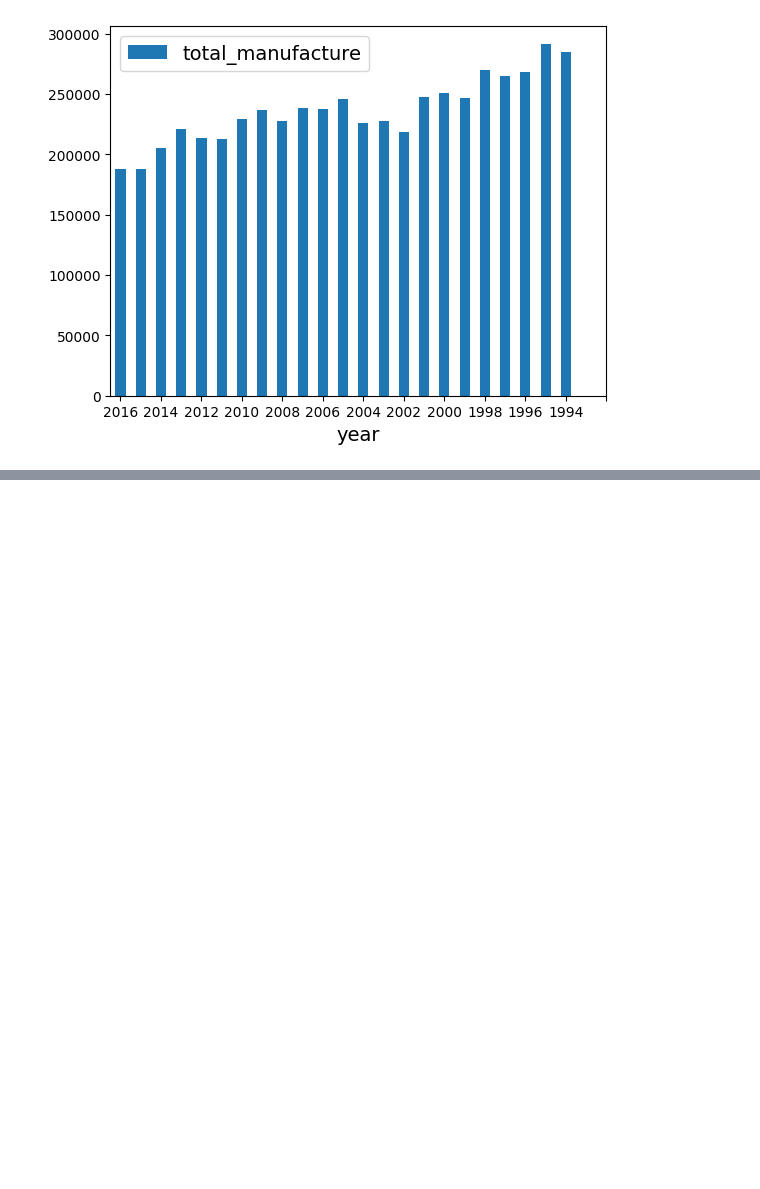
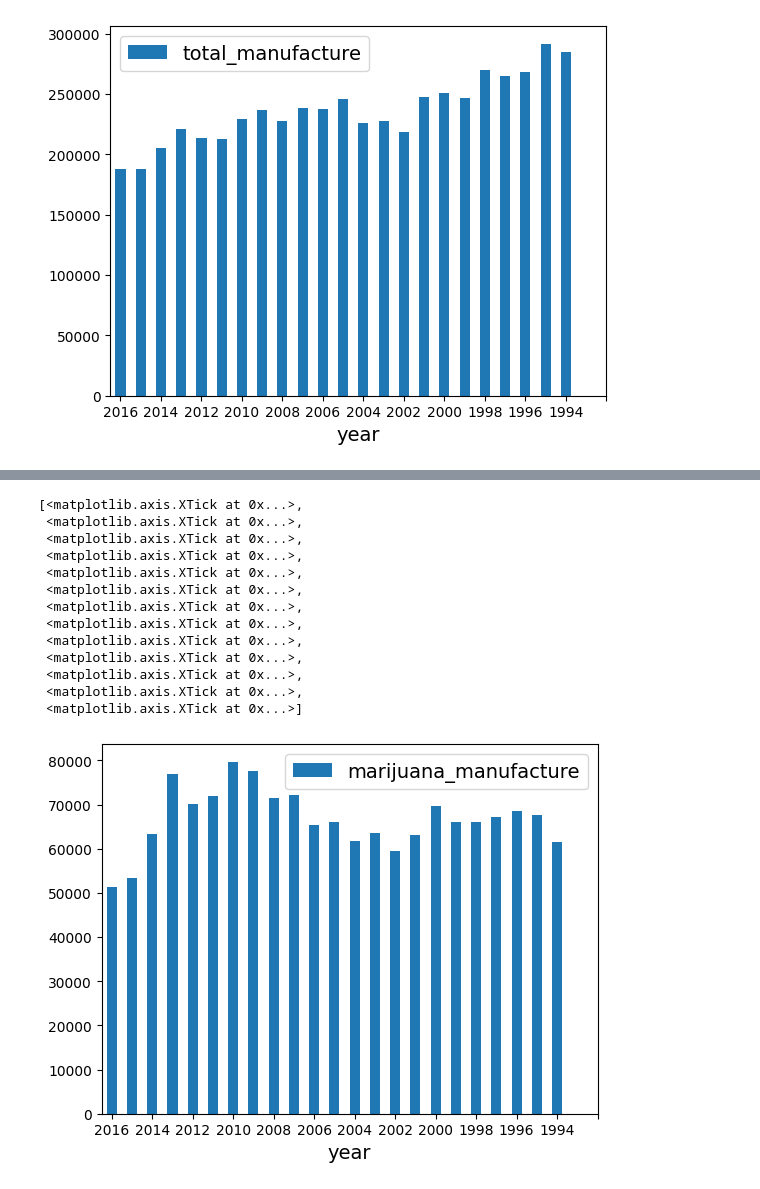
Before and after one commit to Crawford92/crime_stats, a Jupyter notebook: crime_stats.ipynb, the cells around one changed output, grey strips where cells are left out. Saved outputs shown, nothing was run; the diff lists cells and outputs as text; code cells hidden in the pictures; blank space fills up the shorter version.

```diff
--- a/crime_stats.ipynb
+++ b/crime_stats.ipynb
@@ -126,0 +148,18 @@ ax.set_xticks([0,2,4,6, 8, 10, 12, 14, 16, 18, 20, 22, 24])
+# %%
+ax = df3.plot.bar(x='year', y="marijuana_manufacture", rot=0)
+ax.set_xticks([0,2,4,6, 8, 10, 12, 14, 16, 18, 20, 22, 24])
+# %% [output]
+[<matplotlib.axis.XTick at 0x...>,
+ <matplotlib.axis.XTick at 0x...>,
+ <matplotlib.axis.XTick at 0x...>,
+ <matplotlib.axis.XTick at 0x...>,
+ <matplotlib.axis.XTick at 0x...>,
+ <matplotlib.axis.XTick at 0x...>,
+ <matplotlib.axis.XTick at 0x...>,
+ <matplotlib.axis.XTick at 0x...>,
+ <matplotlib.axis.XTick at 0x...>,
+ <matplotlib.axis.XTick at 0x...>,
+ <matplotlib.axis.XTick at 0x...>,
+ <matplotlib.axis.XTick at 0x...>,
+ <matplotlib.axis.XTick at 0x...>]
+[figure, added]
```
Also changed, not shown: parts of 6 cells of this notebook.
